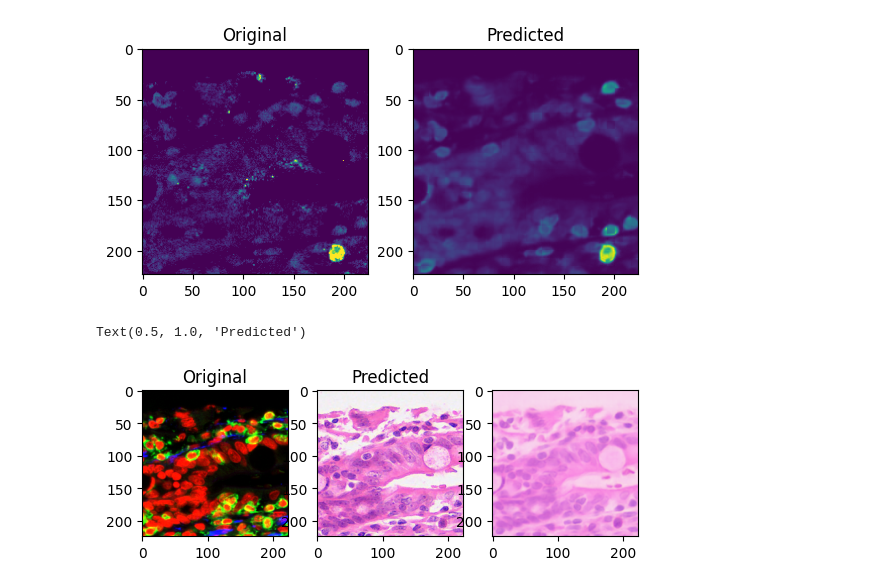
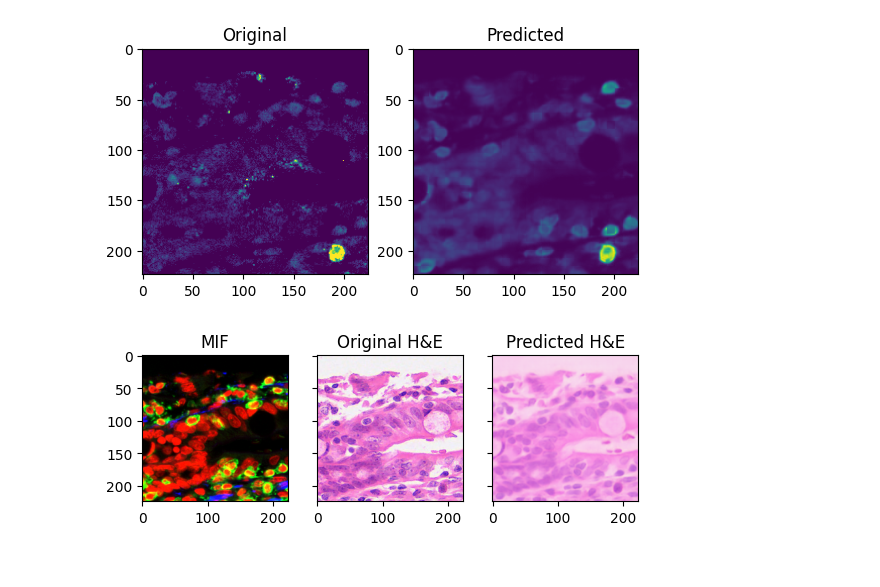
Before and after one commit to YAndrewL/Eva, a Jupyter notebook: tutorials/masked_prediction.ipynb, the cells around one changed output. Saved outputs shown, nothing was run; the diff lists cells and outputs as text; code cells hidden in the pictures.

```diff
--- a/tutorials/masked_prediction.ipynb
+++ b/tutorials/masked_prediction.ipynb
@@ -117,13 +121,14 @@ Text(0.5, 1.0, 'Reconstructed')
 # %%
 # 3. channel masking
+selected_channel = 0
 mif_patch = torch.from_numpy(mif_patch_np).unsqueeze(0)
-# here we use other channels to predict the first channel, i.e. PD1
-image_recon, infer_mask = generate_recon_images(mif_patch, "specified", 0.75, marker_in=biomarkers, channel_specified=[0])
+# here we use other channels to predict one channel, index=0 is PD1
+image_recon, infer_mask = generate_recon_images(mif_patch, "specified", 0.75, marker_in=biomarkers, channel_specified=[selected_channel])
 masked_input = generate_masking_input(mif_patch, infer_mask)
 
 fig, ax = plt.subplots(1, 2)
-ax[0].imshow(mif_patch_np[..., 0].astype(np.float32))
-ax[1].imshow(image_recon[..., 0])
+ax[0].imshow(mif_patch_np[..., selected_channel].astype(np.float32))
+ax[1].imshow(image_recon[..., selected_channel])
 
 ax[0].set_title("Original")
 ax[1].set_title("Predicted")
@@ -133,33 +138,35 @@ Text(0.5, 1.0, 'Predicted')
 # %%
 # 4. Image translation (MIF -> H&E)
 he_placeholder = np.zeros_like(he_patch_np)
 input_np = np.concatenate([mif_patch_np, he_placeholder], axis=-1)
 input_t = torch.from_numpy(input_np).unsqueeze(0).float().to(device)
 
 marker_in = biomarkers + ['HECHA1', 'HECHA2', 'HECHA3']
 marker_out = [['HECHA1', 'HECHA2', 'HECHA3']]
 
 num_patches = (input_np.shape[0] // patch_size) * (input_np.shape[1] // patch_size)
 infer_mask = torch.zeros(len(marker_in), num_patches, device=device)
 infer_mask[-3:, :] = 1.0
 
 with torch.no_grad():
     image_recon, _, _ = model(
         input_t,
         marker_in=[marker_in],
         marker_out=marker_out,
         infer_mask=infer_mask,
         channel_mask=None,
     )
 
-fig, ax = plt.subplots(1, 3)
+fig, ax = plt.subplots(1, 3, sharey=True)
 ax[0].imshow(mif_patch_np[..., channel_selected].astype(np.float32))
 ax[1].imshow(he_patch_np.astype(np.float32))
 ax[2].imshow(1 - image_recon.detach().cpu().numpy()[0])  # H&E color was reversed during training
 
 ax[0].set_title('MIF')
-ax[0].set_title("Original")
-ax[1].set_title("Predicted")
+ax[1].set_title("Original H&E")
+ax[2].set_title("Predicted H&E")
+
+ax[1].sharey(ax[0])
+ax[2].sharey(ax[0])
 # %% [output]
-Text(0.5, 1.0, 'Predicted')
-[figure, old version]
+[figure, new version]
```
Also changed, not shown: parts of 2 cells of this notebook, 2 other files.
